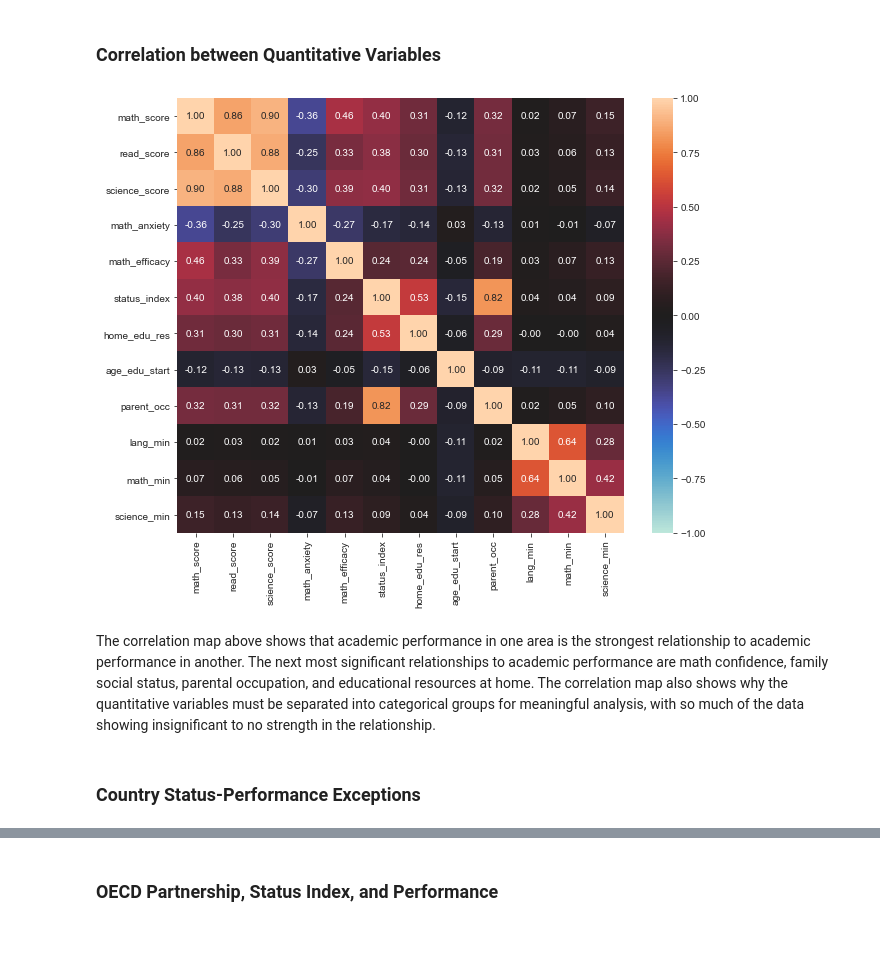
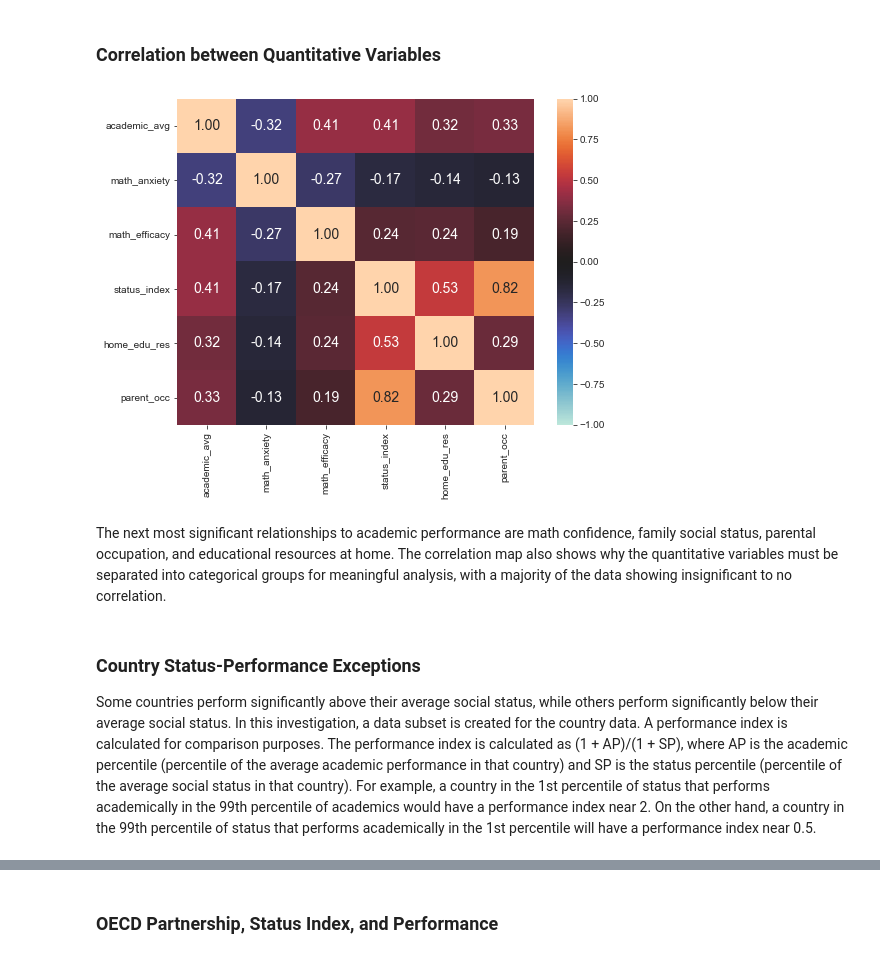
Before and after one commit to sjhaluck/International-Education-Data-Visualization, a Jupyter notebook: exploration_template.ipynb, the cells around one changed output, grey strips where cells are left out. Saved outputs shown, nothing was run; the diff lists cells and outputs as text; code cells hidden in the pictures.

Commit message:
feat: multivariate analysis complete, performance index variable, incomplete comments

```diff
--- a/exploration_template.ipynb
+++ b/exploration_template.ipynb
@@ -914,13 +914,18 @@ for _ in pisa_data.fam_struct.value_counts().index.sort_values():
 The heatmaps and least-squares regression lines in the plots clearly illustrate the effect of having a parent in the home. Having a parent in the home protects the relationship between family social status and academic performance. Not only do families without a parent in the home not achieve the same spread in social status, their social improvements are likely to only yield half of the gains in academic performance.
 # %% [markdown]
 ### Correlation between Quantitative Variables
+# %%
+# calculate an academic average for each student
+pisa_data['academic_avg'] = (pisa_data.math_score + pisa_data.read_score + pisa_data.science_score)/3
 # %%
-pisa_stats = ['math_score', 'read_score', 'science_score','math_anxiety', 'math_efficacy','status_index', 'home_edu_res', 'age_lang_start', 'age_edu_start', 'parent_occ', 'lang_min','math_min','science_min']
-plt.figure(figsize = (10,8))
-sb.heatmap(pisa_data[pisa_stats].corr(), cmap='icefire', annot=True, fmt='.2f', vmin = -1);
+pisa_stats = ['academic_avg','math_anxiety', 'math_efficacy','status_index', 'home_edu_res', 'parent_occ']
+plt.figure(figsize = (8,6))
+sb.heatmap(pisa_data[pisa_stats].corr(), cmap='icefire', annot=True, fmt='.2f', vmin = -1, annot_kws={"fontsize":14});
 # %% [output]
-[figure, old version]
+[figure, new version]
 # %% [markdown]
-The correlation map above shows that academic performance in one area is the strongest relationship to academic performance in another. The next most significant relationships to academic performance are math confidence, family social status, parental occupation, and educational resources at home. The correlation map also shows why the quantitative variables must be separated into categorical groups for meaningful analysis, with so much of the data showing insignificant to no strength in the relationship.
+The next most significant relationships to academic performance are math confidence, family social status, parental occupation, and educational resources at home. The correlation map also shows why the quantitative variables must be separated into categorical groups for meaningful analysis, with a majority of the data showing insignificant to no correlation.
-# %% [markdown]
-### Country Status-Performance Exceptions
+# %% [markdown]
+### Country Status-Performance Exceptions
+
+Some countries perform significantly above their average social status, while others perform significantly below their average social status. In this investigation, a data subset is created for the country data. A performance index is calculated for comparison purposes. The performance index is calculated as (1 + AP)/(1 + SP), where AP is the academic percentile (percentile of the average academic performance in that country) and SP is the status percentile (percentile of the average social status in that country). For example, a country in the 1st percentile of status that performs academically in the 99th percentile of academics would have a performance index near 2. On the other hand, a country in the 99th percentile of status that performs academically in the 1st percentile will have a performance index near 0.5.
```
Also changed, not shown: parts of 16 cells of this notebook.
